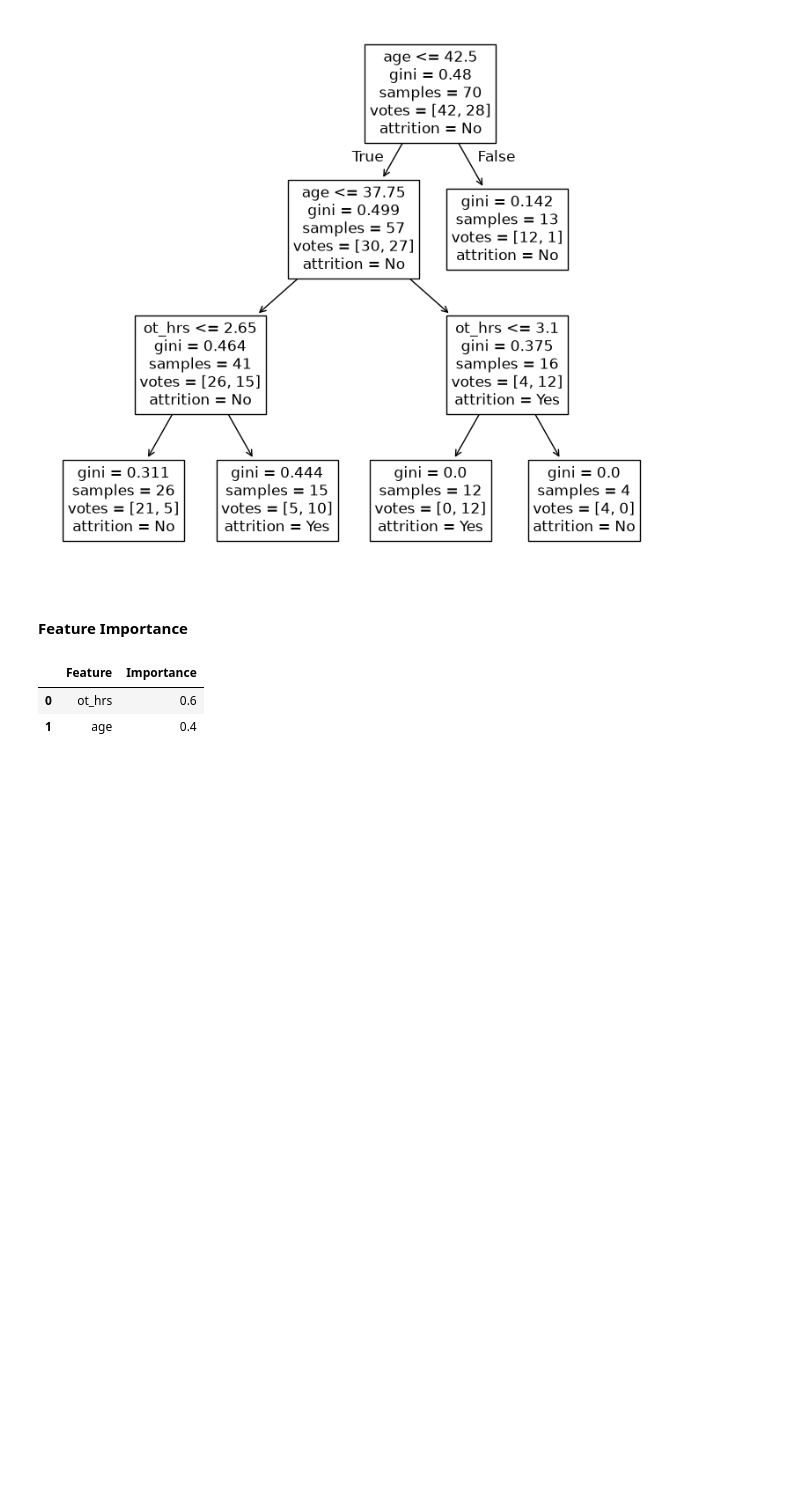
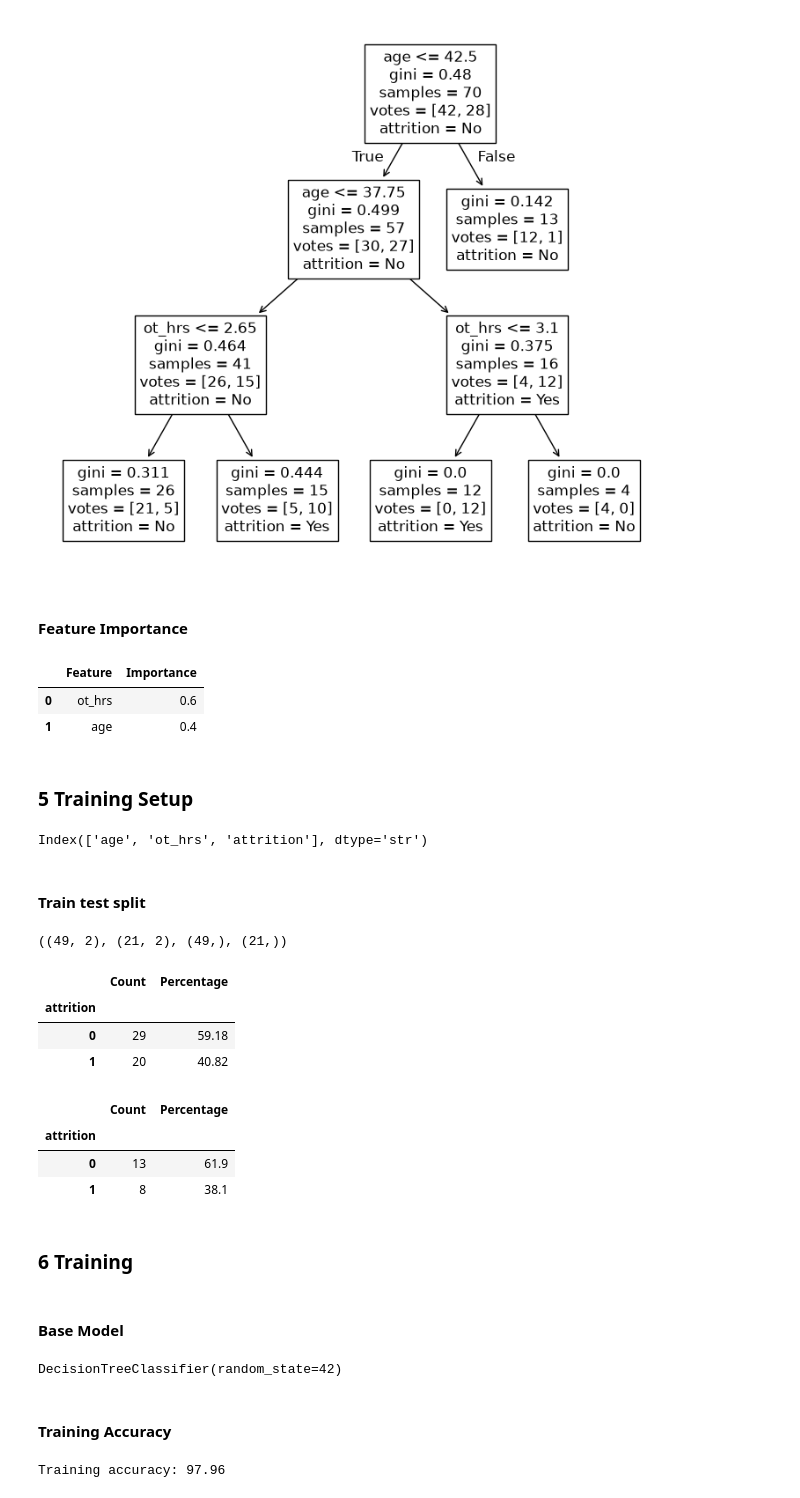
Before and after one commit to dheemanth-bhat/supervised-ml-algorithms, a Jupyter notebook: 04_Decision_Trees/04_Project_1.ipynb, the cells around one changed output. Cells and saved outputs as stored; diff of their text form; code cells hidden in the pictures; blank space fills up the shorter version.

```diff
--- a/04_Decision_Trees/04_Project_1.ipynb
+++ b/04_Decision_Trees/04_Project_1.ipynb
@@ -244,3 +239,59 @@ pd.DataFrame(
 |  | Feature | Importance |
 | 0 | ot_hrs | 0.6 |
 | 1 | age | 0.4 |
+# %% [markdown]
+### 5 Training Setup
+# %%
+emp_df.columns
+# %% [output]
+Index(['age', 'ot_hrs', 'attrition'], dtype='str')
+# %%
+X = emp_df[emp_df.columns.difference(["attrition"])]
+y = emp_df["attrition"]
+# %% [markdown]
+#### Train test split
+# %%
+X_train, X_test, y_train, y_test = train_test_split(X, y, test_size=0.3, stratify=y, random_state=42)
+X_train.shape, X_test.shape, y_train.shape, y_test.shape
+# %% [output]
+((49, 2), (21, 2), (49,), (21,))
+# %%
+pd.DataFrame(
+    {
+        "Count": (counts := y_train.value_counts()),
+        "Percentage": round(counts / counts.sum() * 100, 2),
+    }
+)
+# %% [output]
+|  | Count | Percentage |
+| attrition |  |  |
+| 0 | 29 | 59.18 |
+| 1 | 20 | 40.82 |
+# %%
+pd.DataFrame(
+    {
+        "Count": (counts := y_test.value_counts()),
+        "Percentage": round(counts / counts.sum() * 100, 2),
+    }
+)
+# %% [output]
+|  | Count | Percentage |
+| attrition |  |  |
+| 0 | 13 | 61.9 |
+| 1 | 8 | 38.1 |
+# %% [markdown]
+### 6 Training
+# %% [markdown]
+#### Base Model
+# %%
+base_model = DecisionTreeClassifier(random_state=42)
+base_model.fit(X_train, y_train)
+# %% [output]
+DecisionTreeClassifier(random_state=42)
+# %% [markdown]
+#### Training Accuracy
+# %%
+tr_acc = base_model.score(X_train, y_train)
+print("Training accuracy:", round(tr_acc * 100, 2))
+# %% [output]
+Training accuracy: 97.96
```
Also changed, not shown: parts of 29 cells of this notebook, 5 other files.
